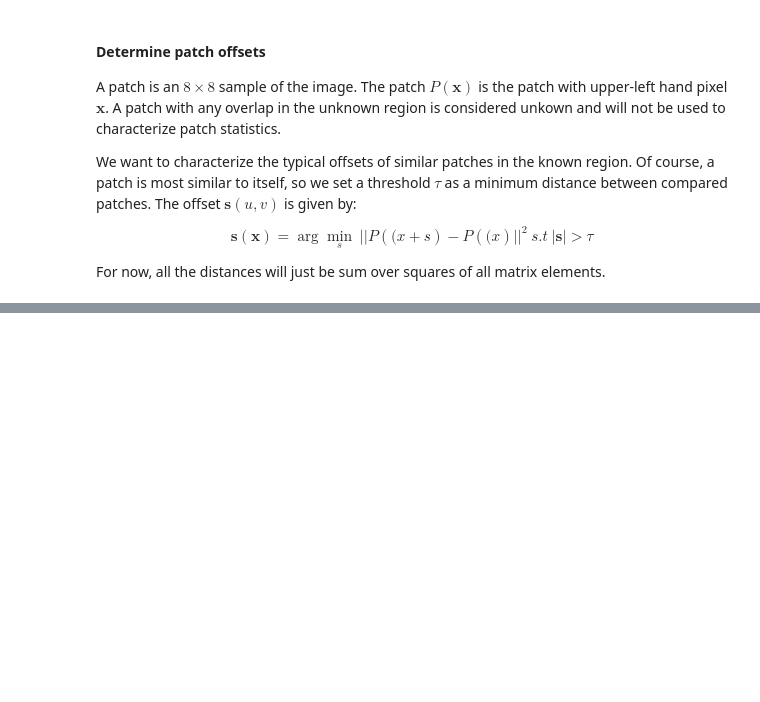
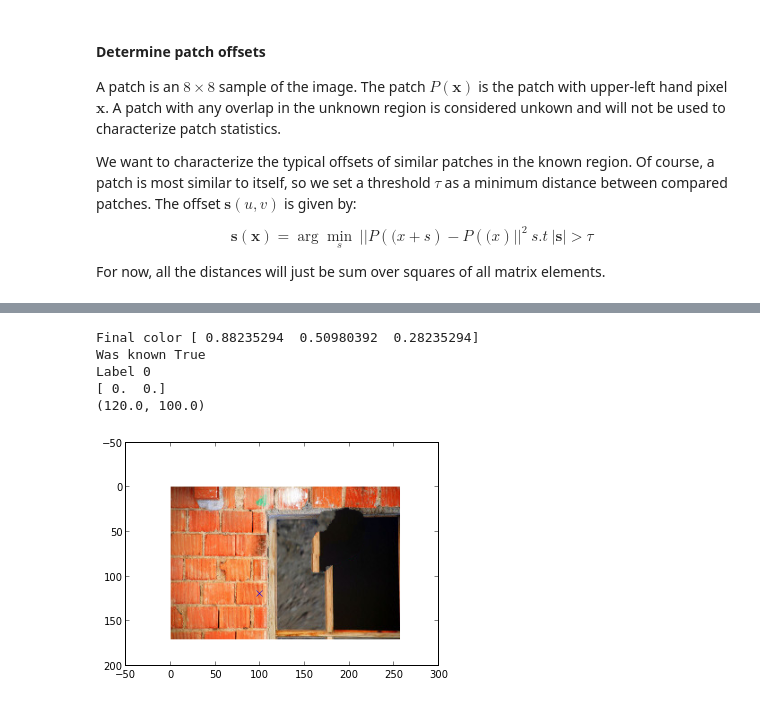
Before and after one commit to bachase/inpaint, a Jupyter notebook: pyinpaint.ipynb, the cells around one changed output, grey strips where cells are left out. Saved outputs shown, nothing was run; the diff lists cells and outputs as text; code cells hidden in the pictures; blank space fills up the shorter version.

```diff
--- a/pyinpaint.ipynb
+++ b/pyinpaint.ipynb
@@ -209,0 +260,38 @@ spy(offsets)
+# %%
+unary_costs = prep_single_site_energies(knownMask,offsets)
+# %%
+labels = cut_inpaint(unary_costs.astype(np.int32), offsets.astype(np.int32), (known * 255).astype(np.int32), knownMask.astype(np.int32))
+# %%
+final = known.copy()
+for m in xrange(labels.shape[0]):
+    for n in xrange(labels.shape[1]):
+        o = offsets[labels[m,n],:]
+        m1 = m + o[0]
+        n1 = n + o[1]
+        if(m1 >= 0 and m1 < known.shape[0] and n1 >= 0 and n1 < known.shape[1]):
+            final[m,n,:] = known[m1, n1,:]
+        else:
+            print m,n, m1,n1
+# %%
+imshow(final)
+srcN = 100
+srcM = 120
+print "Final color", final[srcM,srcN]
+print "Was known",knownMask[srcM,srcN]
+print "Label", labels[srcM,srcN]
+plot(srcN,srcM,'x') # flip m,n since x/y -> col/row
+offs = offsets[labels[srcM,srcN],:]
+print offs
+print (srcM + offs[0], srcN + offs[1])
+arrow(srcN,srcM,offs[1],offs[0])
+pots = unary_costs[srcM,srcN,:]
+for offs in offsets[find(pots == 0),:]:
+    arrow(srcN,srcM, offs[1],offs[0])
+#arrow(srcN,srcM,-27,0,color='r')
+# %% [output]
+Final color [ 0.88235294  0.50980392  0.28235294]
+Was known True
+Label 0
+[ 0.  0.]
+(120.0, 100.0)
+[figure, added]
```
Also changed, not shown: parts of 21 cells of this notebook, 7 other files.
